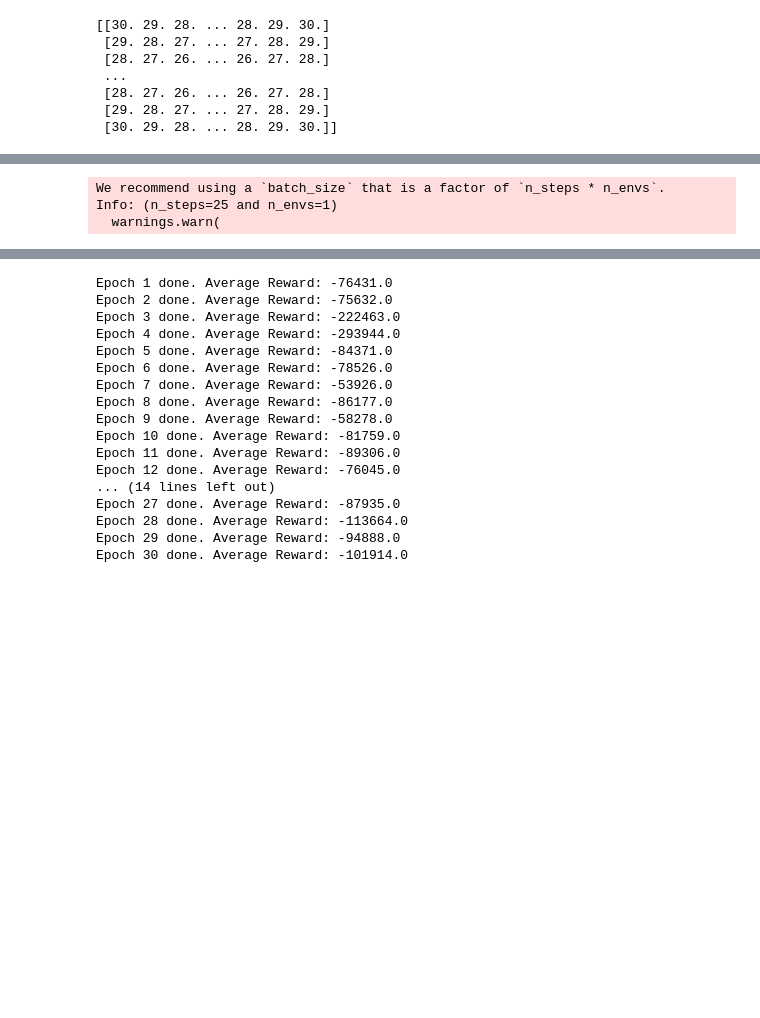
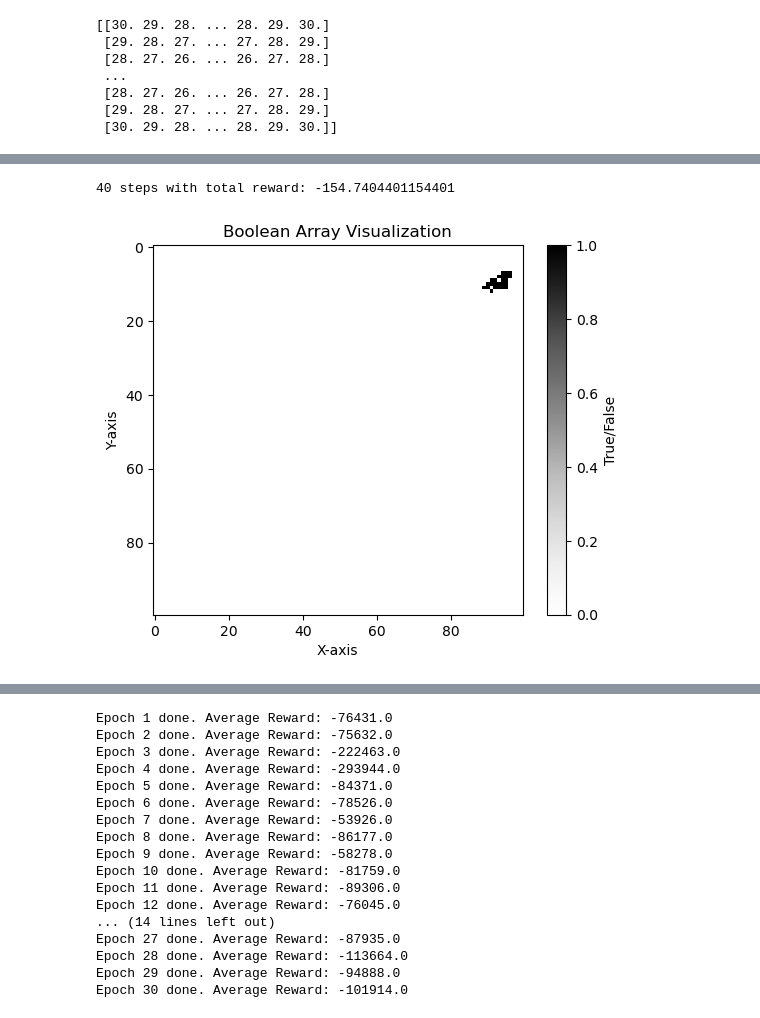
Before and after one commit to Jaywhisker/HDB_Planters, a Jupyter notebook: hdb-spatial-placement/notebooks/Exploration.ipynb, the cells around one changed output, grey strips where cells are left out. Saved outputs shown, nothing was run; the diff lists cells and outputs as text; code cells hidden in the pictures; blank space fills up the shorter version.

```diff
--- a/hdb-spatial-placement/notebooks/Exploration.ipynb
+++ b/hdb-spatial-placement/notebooks/Exploration.ipynb
@@ -96,6 +96,7 @@ from gym import spaces
 # Environment Class
 class customGridEnv(gym.Env):
     def __init__(self, grid, planting_size, agent_position=None):
+        super(customGridEnv, self).__init__()
         self.grid_size= grid.shape
         self.planting_size = planting_size
         self.values = [-1, -2, 100, 101, 102, 103, 104, 105, 0, 1, 2, 3]
@@ -214,0 +232,5 @@ eval_env = customGridEnv(create_grid('square', 100, (60, 60), 0, -1), (60,60), (
+# %%
+model = A2C("MultiInputPolicy",
+             envs,
+             verbose=0,
+             n_steps=30)
@@ -214,0 +250,38 @@ eval_env = customGridEnv(create_grid('square', 100, (60, 60), 0, -1), (60,60), (
+# %%
+import numpy as np
+import matplotlib.pyplot as plt
+
+obs = env.reset()
+
+total_reward = 0
+steps = 0
+
+for _ in range(1000):
+    # Get action from the model
+    action, _ = model.predict(obs)  # Get the predicted action
+    obs, reward, done, info = env.step(action)  # Step the environment
+    total_reward += reward  # Accumulate rewards
+
+    steps += 1
+
+    if done:
+        break
+
+print(f"{steps} steps with total reward: {total_reward}")
+
+# Plot the boolean array using matplotlib
+plt.imshow(env.visited, cmap='Greys', interpolation='none')
+
+# Optional: Add a color bar
+plt.colorbar(label="True/False")
+
+# Set axis labels
+plt.xlabel("X-axis")
+plt.ylabel("Y-axis")
+
+# Show the plot
+plt.title("Boolean Array Visualization")
+plt.show()
+# %% [output]
+40 steps with total reward: -154.7404401154401
+[figure, added]
@@ -215,13 +290,10 @@ eval_env = customGridEnv(create_grid('square', 100, (60, 60), 0, -1), (60,60), (
 # %%
 # Create the PPO model
 model2 = PPO("MultiInputPolicy",
-             env,
+             envs,
              n_steps=15,
-             n_epochs= 10,
+             n_epochs= 50,
+             batch_size= 15 * 4,
              verbose=0)
-# %% [output]
-We recommend using a `batch_size` that is a factor of `n_steps * n_envs`.
-Info: (n_steps=25 and n_envs=1)
-  warnings.warn(
 # %%
 # Train the model
```
Also changed, not shown: parts of 8 cells of this notebook, 3 other files.
